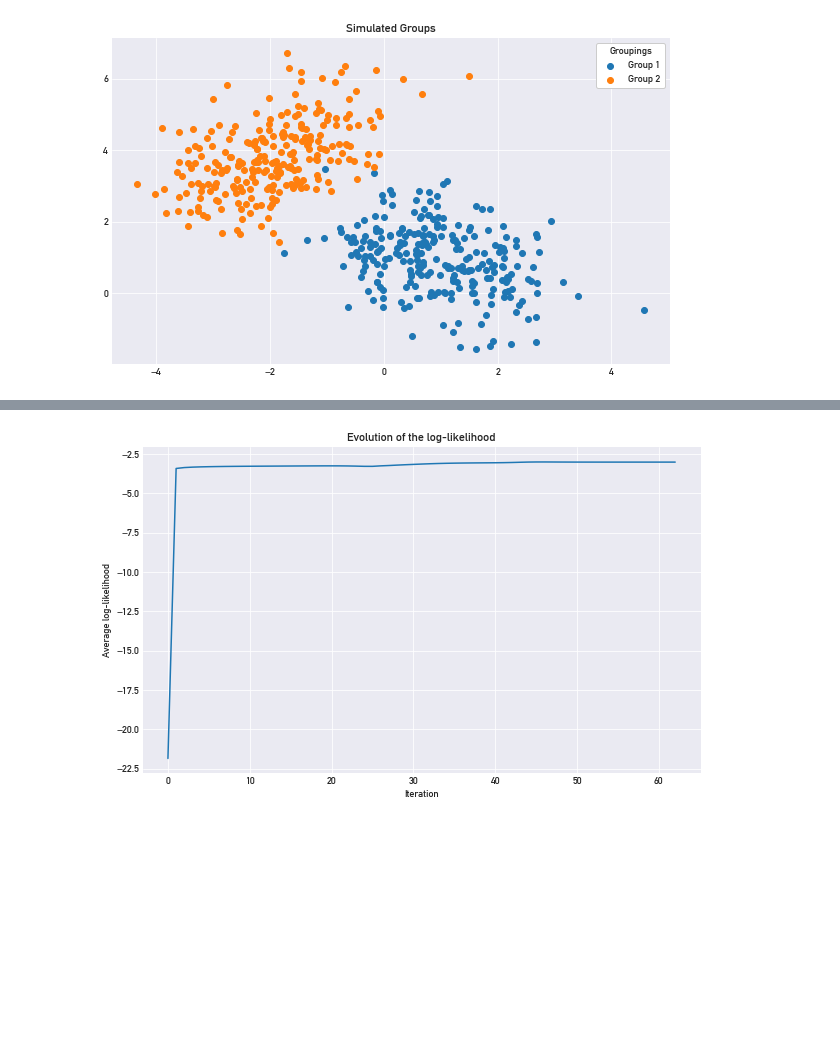
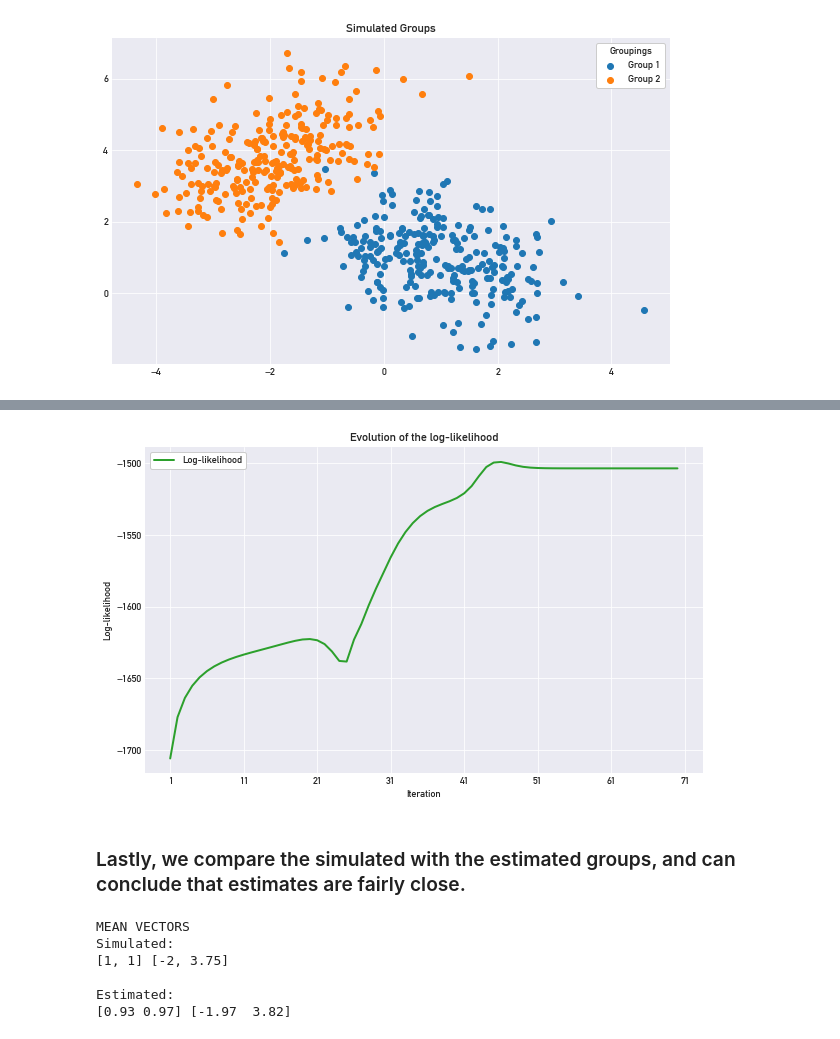
Before and after one commit to rickyhugo/em-algorithm, a Jupyter notebook: em-algorithm.ipynb, the cells around one changed output, grey strips where cells are left out. Cells and saved outputs as stored; diff of their text form; code cells hidden in the pictures; blank space fills up the shorter version.

```diff
--- a/em-algorithm.ipynb
+++ b/em-algorithm.ipynb
@@ -46,7 +45,7 @@ def e_step(x, p):
     p_2 = multivariate_normal(p['mu_2'], p['S_2']).pdf(x)
     pi_1 = p['pi']
     pi_2 = (1 - p_1)
-    return np.mean(np.log(pi_1 * p_1 + pi_2 * p_2)), get_posteriors(x, p)
+    return np.sum(np.log(pi_1 * p_1 + pi_2 * p_2)), get_posteriors(x, p)
 # %%
 def m_step(x, p):
     """ Compute maximization step """
@@ -54,14 +53,14 @@ def m_step(x, p):
     _, post = e_step(x, p)
     post_1, post_2 = post[:, 0].reshape((N, 1)), post[:, 1].reshape((N, 1))
     tot_post_1, tot_post_2 = np.sum(post_1), np.sum(post_2)
-    pi_1 = tot_post_1 / N
-    mu_1 = (post_1.T.dot(x) / tot_post_1).flatten()
-    mu_2 = (post_2.T.dot(x) / tot_post_2).flatten()
+    pi = tot_post_1 / N
+    mu_1, mu_2 = (post_1.T.dot(x) / tot_post_1).flatten(),\
+        (post_2.T.dot(x) / tot_post_2).flatten()
     D_1, D_2 = x - mu_1, x - mu_2
-    S_1 = D_1.T.dot(D_1 * post_1) / tot_post_1
-    S_2 = D_2.T.dot(D_2 * post_2) / tot_post_2
+    S_1, S_2 = D_1.T.dot(D_1 * post_1) / tot_post_1,\
+        D_2.T.dot(D_2 * post_2) / tot_post_2
     return {
-        'pi': pi_1,
+        'pi': pi,
         'mu_1': mu_1,
         'mu_2': mu_2,
         'S_1': S_1,
@@ -69,6 +68,7 @@ def m_step(x, p):
     }
 # %%
 def plot_cov_ellipse(mu, cov, ax, n_std=3, facecolor='none', **kwargs):
+    """ Plot ellipse given mean vector and covariance structure """
     pearson = cov[0, 1] / np.sqrt(cov[0, 0] * cov[1, 1])
     ell_radius_x = np.sqrt(1 + pearson)
     ell_radius_y = np.sqrt(1 - pearson)
@@ -145,20 +153,13 @@ plt.show()
 # for reproducibility
 np.random.seed(137)
 
-# stack data
+# stack and shuffle data
 dat = np.concatenate([group_1, group_2], axis=0)
-
-# create labels
-labels = np.concatenate([np.ones((n, 1)), np.ones((n, 1)) * 2], axis=0)
-
-# merge data with labels and shuffle
-dat_l = np.concatenate([dat, labels], axis=1)
-np.random.shuffle(dat_l)
+np.random.shuffle(dat)
 
 # generate initial guess
-K = 2
-g = init_guess(K)
+g = init_guess(n=2)
 
 # run EM-algorithm!
-res, mean_log_lik = run_em(dat_l[:, :-1], g)
+est_params, log_lik = run_em(dat, g)
 # %% [output]
@@ -166,10 +169,31 @@ res, mean_log_lik = run_em(dat_l[:, :-1], g)
 # %%
-# check average log-likelihood
-plt.plot(mean_log_lik)
-plt.ylabel('Average log-likelihood')
+# check log-likelihood
+sns_colors = sns.color_palette().as_hex()
+plt.plot(np.arange(1, log_lik.shape[0]), log_lik[1:],\
+    label='Log-likelihood', lw=2, color=sns_colors[2])
+plt.xticks(np.arange(1, log_lik.shape[0] + 1, 10))
+plt.ylabel('Log-likelihood')
 plt.xlabel('Iteration')
 plt.title('Evolution of the log-likelihood')
+plt.legend(frameon=1, framealpha=1, facecolor='white')
 plt.gcf().set_size_inches(10, 6)
 plt.show()
 # %% [output]
-[figure, old version]
+[figure, new version]
+# %% [markdown]
+### Lastly, we compare the simulated with the estimated groups, and can conclude that estimates are fairly close.
+# %%
+# compare simluated means to estimated ones
+print('MEAN VECTORS')
+print('Simulated:')
+print(mu_1, mu_2, '\n')
+
+print('Estimated:')
+print(est_params['mu_1'].round(2), est_params['mu_2'].round(2))
+# %% [output]
+MEAN VECTORS
+Simulated:
+[1, 1] [-2, 3.75]
+
+Estimated:
+[0.93 0.97] [-1.97  3.82]
```
Also changed, not shown: parts of 8 cells of this notebook.
